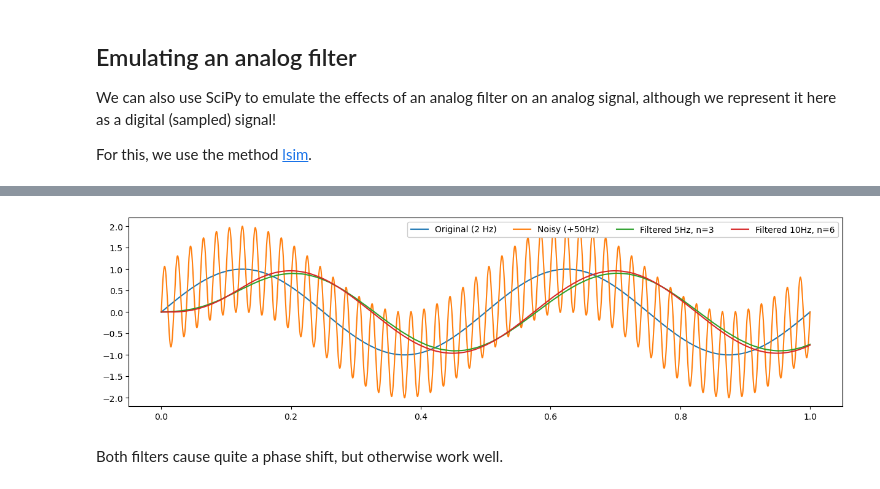
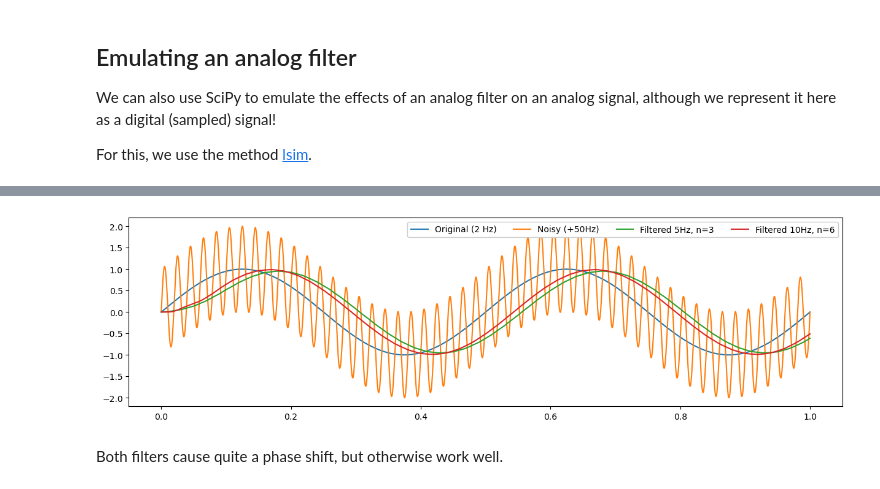
Before and after one commit to CardiacModelling/myokit-pints-tutorial, a Jupyter notebook: artefacts/appendix-A4-bessel-filters.ipynb, the cells around one changed output, grey strips where cells are left out. Cells and saved outputs as stored; diff of their text form; code cells hidden in the pictures.

Commit message:
Updated bessel filter appendix.

```diff
--- a/artefacts/appendix-A4-bessel-filters.ipynb
+++ b/artefacts/appendix-A4-bessel-filters.ipynb
@@ -251,33 +259,33 @@ For this, we use the method [lsim](https://docs.scipy.org/doc/scipy/reference/ge
 # %%
 t = np.linspace(0, 1, 10001)
 
 def sin(x, w):
     """ Return a sine wave with frequency w (in Hz). """
     return np.sin(2 * np.pi * w * x)
 
-def low_pass(time, data, w, n=3):
+def low_pass(time, data, f, n=3):
     """
-    Emulate an analog Bessel low-pass filter with cut-off w (in Hz).
+    Emulate an analog Bessel low-pass filter with cut-off f (in Hz).
 
     Returns a tuple ``(t, y)``.
     """
-    b, a = scipy.signal.bessel(n, 2 * np.pi * w, btype='lowpass', analog=True)
+    b, a = scipy.signal.bessel(n, 2 * np.pi * f, analog=True, norm='mag')
     t, y, _ = scipy.signal.lsim((b, a), data, time)
     return t, y
 
 x = sin(t, 2)
 y = x + sin(t, 50)
 
 fig = plt.figure(figsize=(15, 4))
 ax = fig.add_subplot()
 ax.plot(t, x, label='Original (2 Hz)')
 ax.plot(t, y, label='Noisy (+50Hz)')
-ax.plot(*low_pass(t, y, w=5, n=3), label='Filtered 5Hz, n=3')
-ax.plot(*low_pass(t, y, w=10, n=6), label='Filtered 10Hz, n=6')
+ax.plot(*low_pass(t, y, f=5, n=3), label='Filtered 5Hz, n=3')
+ax.plot(*low_pass(t, y, f=10, n=6), label='Filtered 10Hz, n=6')
 ax.legend(ncol=4, framealpha=1)
 plt.show()
 # %% [output]
-[figure, old version]
+[figure, new version]
 # %% [markdown]
 Both filters cause quite a phase shift, but otherwise work well.
 # %% [markdown]
```
Also changed, not shown: parts of 40 cells of this notebook, 2 other files.
